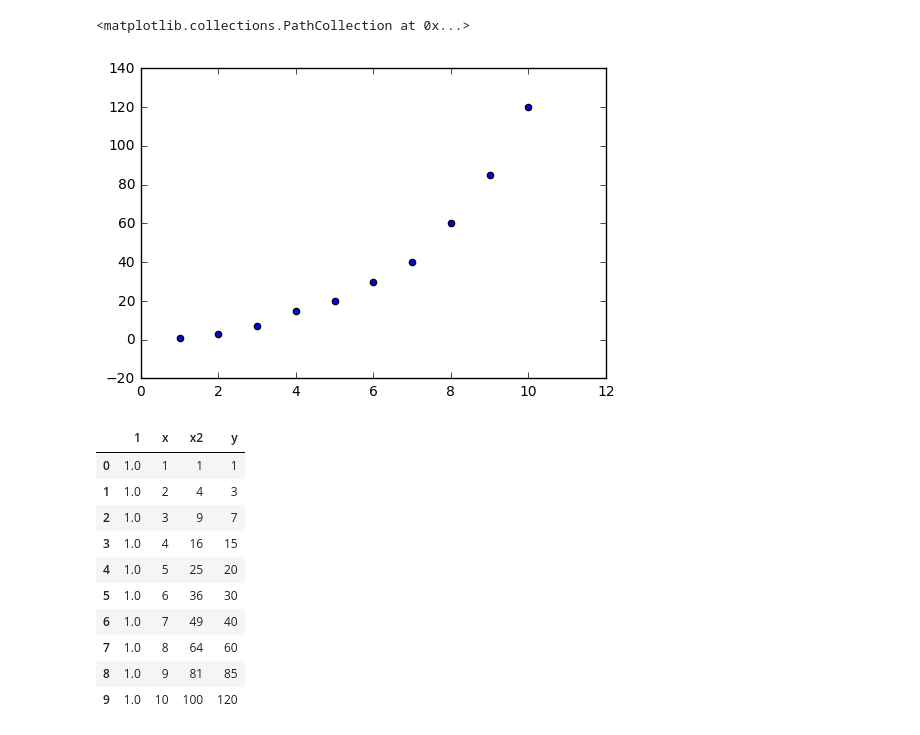
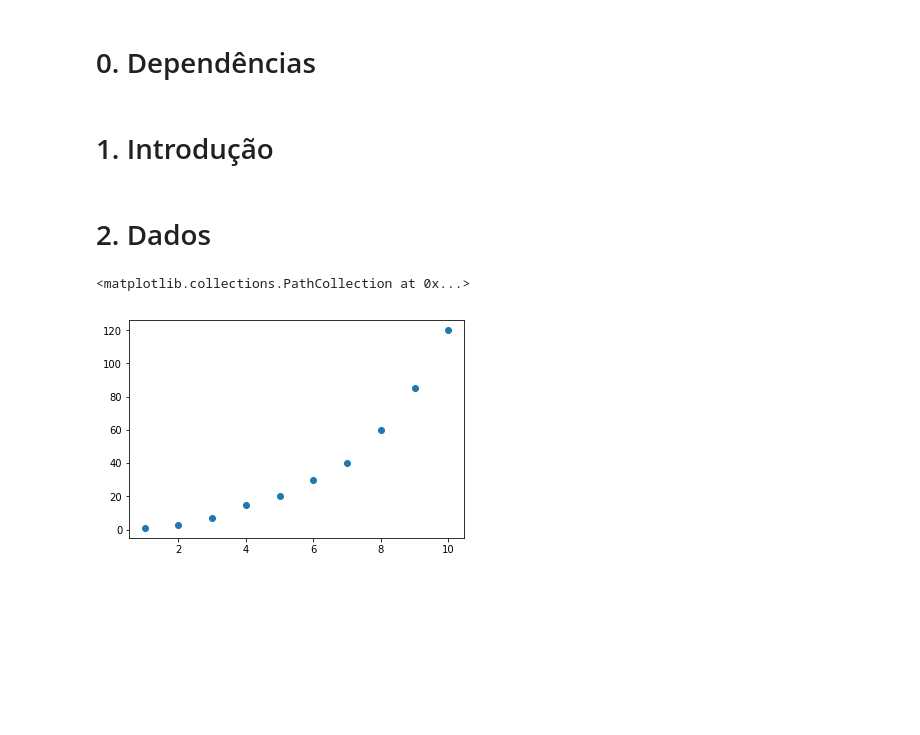
Before and after one commit to arnaldog12/Machine_Learning, a Jupyter notebook: Regressão Polinomial.ipynb, the cells around one changed output. Saved outputs shown, nothing was run; the diff lists cells and outputs as text; code cells hidden in the pictures; blank space fills up the shorter version.

```diff
--- a/Regressão Polinomial.ipynb
+++ b/Regressão Polinomial.ipynb
@@ -1,2 +1,4 @@
+# %% [markdown]
+# 0. Dependências
 # %%
 import numpy as np
@@ -4,28 +5,15 @@ import pandas as pd
 import matplotlib.pyplot as plt
 
 %matplotlib inline
+# %% [markdown]
+# 1. Introdução
+# %% [markdown]
+# 2. Dados
 # %%
-x = np.arange(1,11)
-y = np.array([1,3,7,15,20,30,40,60,85,120])
-plt.scatter(x,y)
+x = np.arange(1, 11).reshape(-1, 1)
+y = np.array([1, 3, 7, 15, 20, 30, 40, 60, 85, 120]).reshape(-1, 1)
+
+plt.scatter(x, y)
 # %% [output]
 <matplotlib.collections.PathCollection at 0x...>
-[figure, old version]
+[figure, new version]
-# %%
-df = pd.DataFrame(np.ones(x.shape[0]), columns=['1'])
-df['x'] = x
-df['x2'] = x**2
-df['y'] = y
-df
-# %% [output]
-|  | 1 | x | x2 | y |
-| 0 | 1.0 | 1 | 1 | 1 |
-| 1 | 1.0 | 2 | 4 | 3 |
-| 2 | 1.0 | 3 | 9 | 7 |
-| 3 | 1.0 | 4 | 16 | 15 |
-| 4 | 1.0 | 5 | 25 | 20 |
-| 5 | 1.0 | 6 | 36 | 30 |
-| 6 | 1.0 | 7 | 49 | 40 |
-| 7 | 1.0 | 8 | 64 | 60 |
-| 8 | 1.0 | 9 | 81 | 85 |
-| 9 | 1.0 | 10 | 100 | 120 |
```
Also changed, not shown: parts of 18 cells of this notebook.
